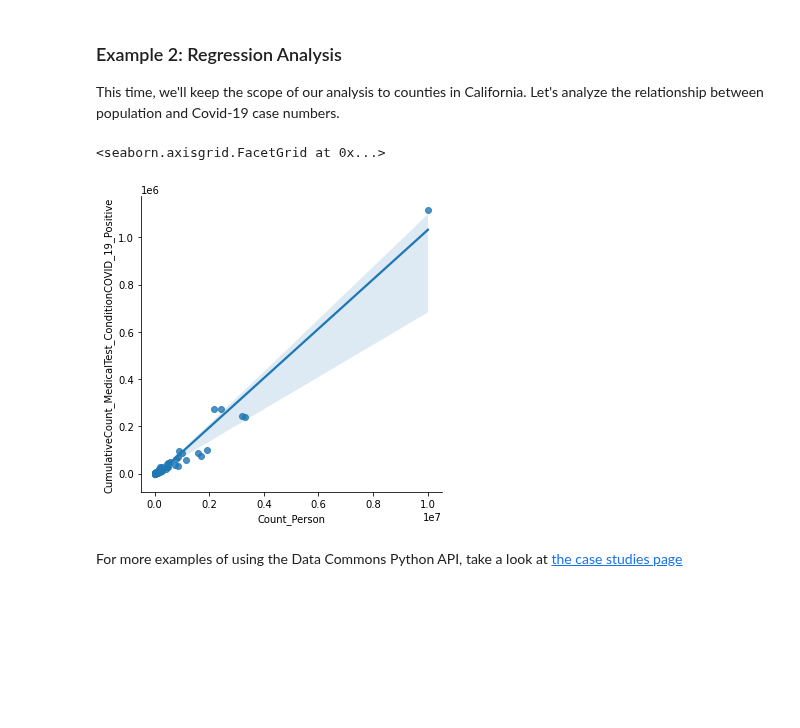
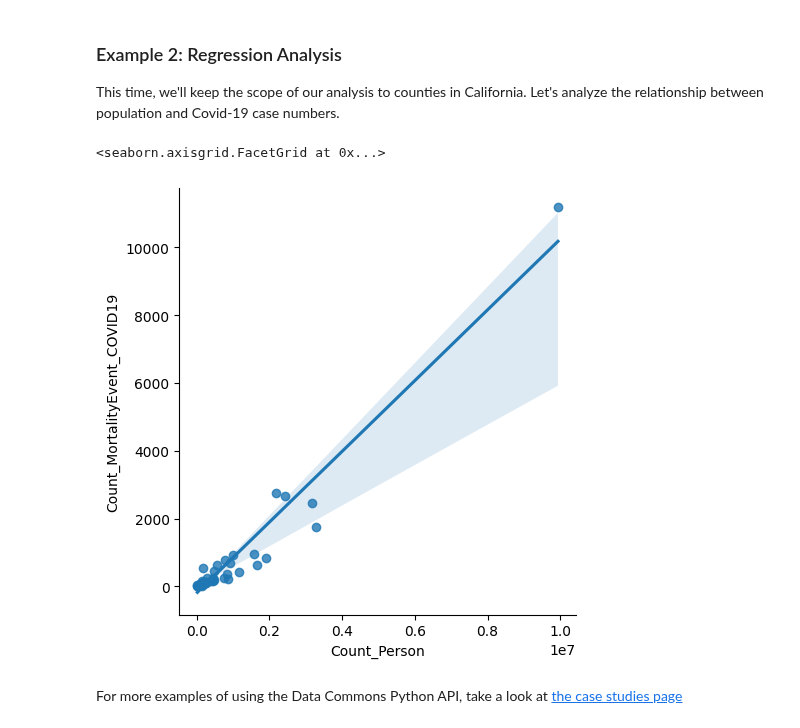
Before and after one commit to datacommonsorg/api-python, a Jupyter notebook: notebooks/intro_data_science/Data_Commons_For_Data_Science_Tutorial.ipynb, the cells around one changed output. Cells and saved outputs as stored; diff of their text form; code cells hidden in the pictures; blank space fills up the shorter version.

```diff
--- a/notebooks/intro_data_science/Data_Commons_For_Data_Science_Tutorial.ipynb
+++ b/notebooks/intro_data_science/Data_Commons_For_Data_Science_Tutorial.ipynb
@@ -246,23 +254,23 @@ import seaborn as sns
 # %%
 # List of DCIDs
 # This is all counties in California
 dcids = datacommons.get_places_in(["geoId/06"], "County")["geoId/06"]
 
 # List of StatVars
 stat_vars_to_query = [
-                      "CumulativeCount_MedicalTest_ConditionCOVID_19_Positive",
+                      "Count_MortalityEvent_COVID19",
                       "Count_Person",
 
 ]
 
 # Build Data Frame
 df = datacommons_pandas.build_multivariate_dataframe(dcids, stat_vars_to_query)
 
 sns.lmplot(x="Count_Person",
-            y="CumulativeCount_MedicalTest_ConditionCOVID_19_Positive",
+            y="Count_MortalityEvent_COVID19",
             data=df)
 # %% [output]
 <seaborn.axisgrid.FacetGrid at 0x...>
-[figure, old version]
+[figure, new version]
 # %% [markdown]
 For more examples of using the Data Commons Python API, take a look at [the case studies page](https://docs.datacommons.org/tutorials/)
```
Also changed, not shown: parts of 5 cells of this notebook.
